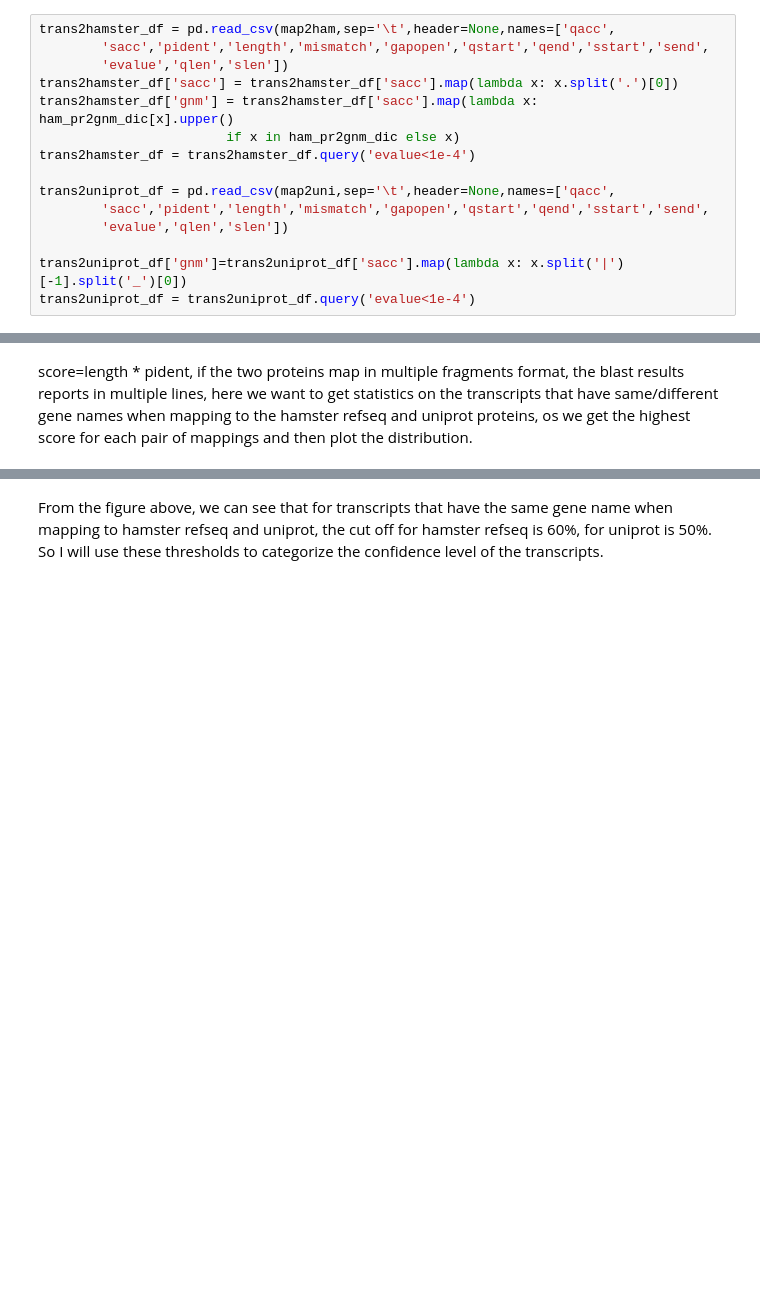
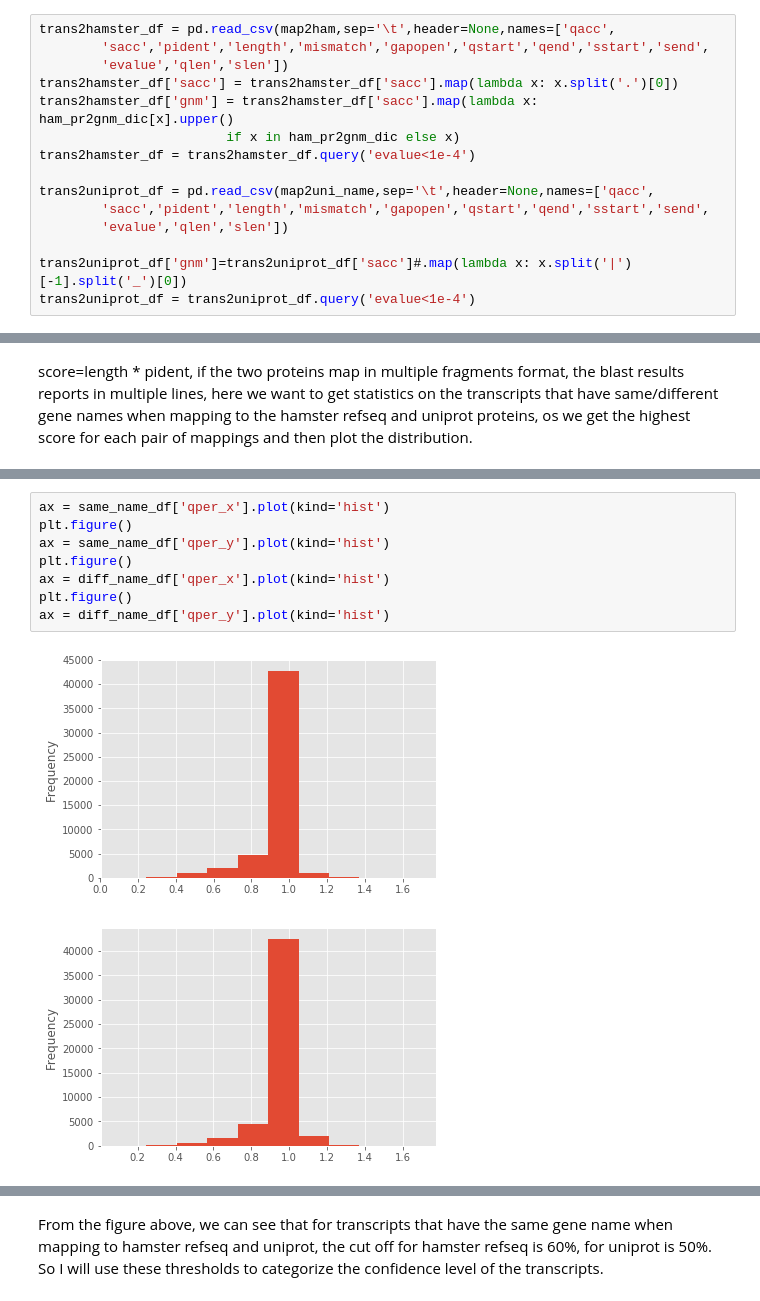
Before and after one commit to LewisLabUCSD/Proteogenomics, a Jupyter notebook: Annotation_stringtie.ipynb, the cells around one changed output, grey strips where cells are left out. Drawn from its saved outputs; the diff is of its cells as text; blank space fills up the shorter version.

```diff
--- a/Annotation_stringtie.ipynb
+++ b/Annotation_stringtie.ipynb
@@ -275,11 +348,11 @@ trans2hamster_df['gnm'] = trans2hamster_df['sacc'].map(lambda x: ham_pr2gnm_dic[
                         if x in ham_pr2gnm_dic else x)
 trans2hamster_df = trans2hamster_df.query('evalue<1e-4')
 
-trans2uniprot_df = pd.read_csv(map2uni,sep='\t',header=None,names=['qacc',
+trans2uniprot_df = pd.read_csv(map2uni_name,sep='\t',header=None,names=['qacc',
         'sacc','pident','length','mismatch','gapopen','qstart','qend','sstart','send',
         'evalue','qlen','slen'])
 
-trans2uniprot_df['gnm']=trans2uniprot_df['sacc'].map(lambda x: x.split('|')[-1].split('_')[0])
+trans2uniprot_df['gnm']=trans2uniprot_df['sacc']#.map(lambda x: x.split('|')[-1].split('_')[0])
 trans2uniprot_df = trans2uniprot_df.query('evalue<1e-4')
 # %%
 m = trans2hamster_df['qacc'].unique().shape[0]
@@ -356,0 +430,11 @@ there are 40641 transcripts have different mapping gene names to hamster refseq
+# %%
+ax = same_name_df['qper_x'].plot(kind='hist')
+plt.figure()
+ax = same_name_df['qper_y'].plot(kind='hist')
+plt.figure()
+ax = diff_name_df['qper_x'].plot(kind='hist')
+plt.figure()
+ax = diff_name_df['qper_y'].plot(kind='hist')
+# %% [output]
+[figure, added]
+[figure, added]
```
Also changed, not shown: parts of 40 cells of this notebook, 23 other files.
